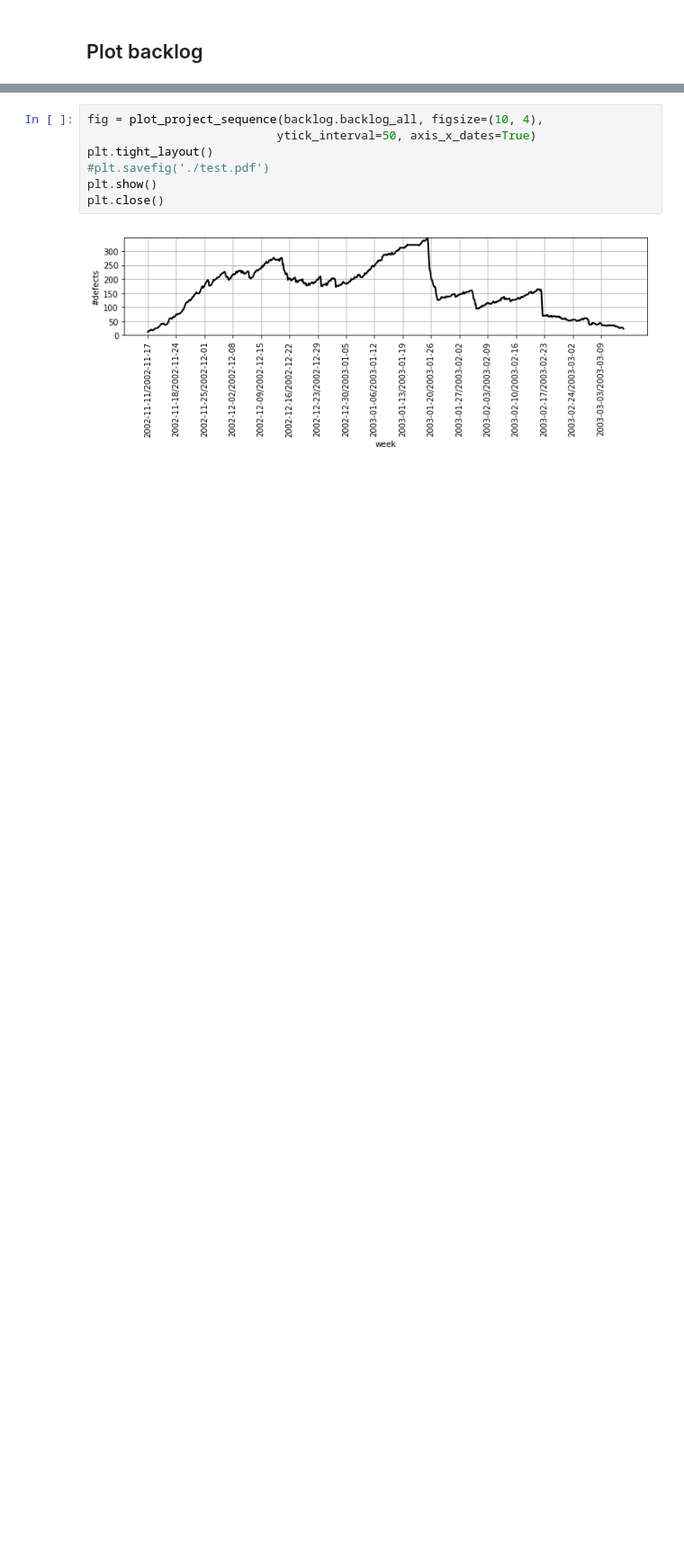
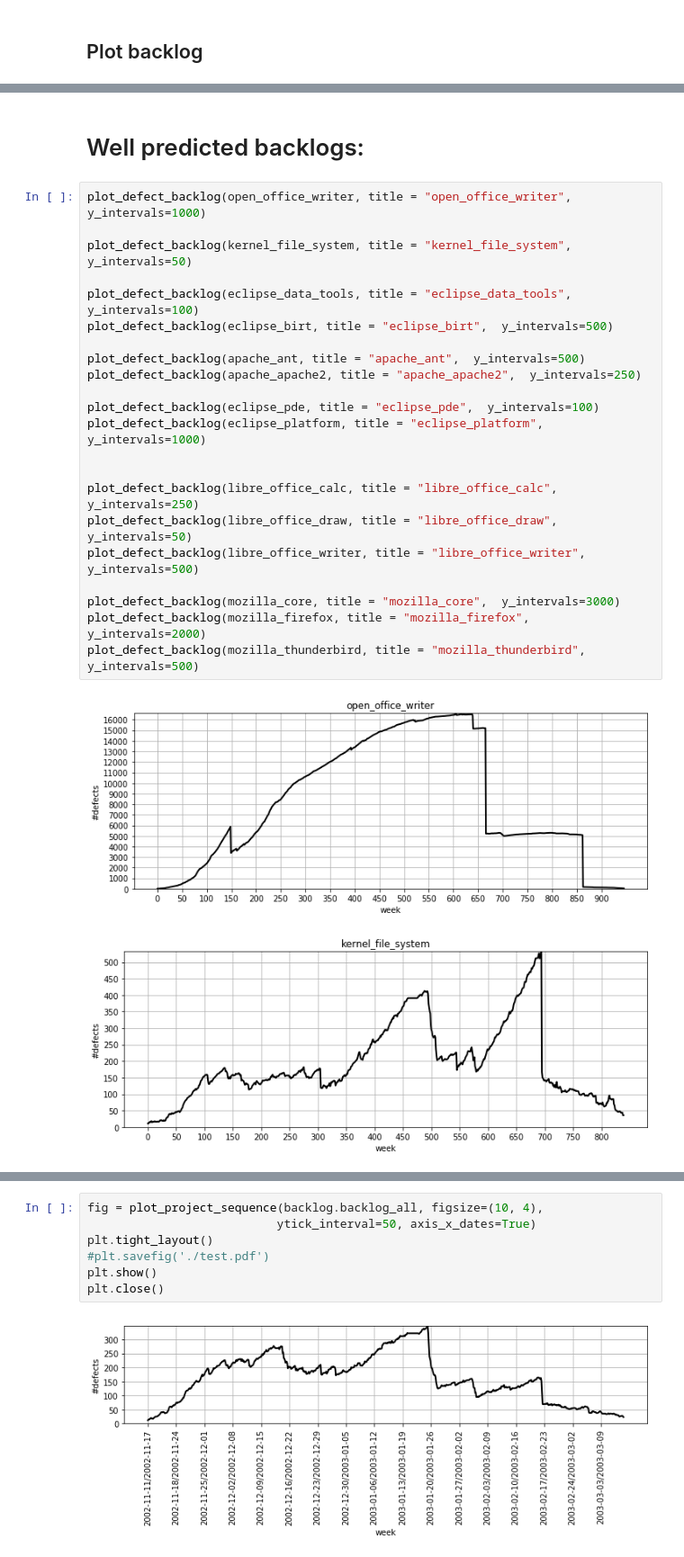
Before and after one commit to paulinaaniola/DefectBacklogPrediction, a Jupyter notebook: Plot defect backlogs.ipynb, the cells around one changed output, grey strips where cells are left out. Shown at 90% size. Drawn from its saved outputs; the diff is of its cells as text; blank space fills up the shorter version.

```diff
--- a/Plot defect backlogs.ipynb
+++ b/Plot defect backlogs.ipynb
@@ -56,0 +145,27 @@ plt.close()
+# %% [markdown]
+# Well predicted backlogs:
+# %%
+plot_defect_backlog(open_office_writer, title = "open_office_writer",  y_intervals=1000)
+
+plot_defect_backlog(kernel_file_system, title = "kernel_file_system",  y_intervals=50)
+
+plot_defect_backlog(eclipse_data_tools, title = "eclipse_data_tools",  y_intervals=100)
+plot_defect_backlog(eclipse_birt, title = "eclipse_birt",  y_intervals=500)
+
+plot_defect_backlog(apache_ant, title = "apache_ant",  y_intervals=500)
+plot_defect_backlog(apache_apache2, title = "apache_apache2",  y_intervals=250)
+
+plot_defect_backlog(eclipse_pde, title = "eclipse_pde",  y_intervals=100)
+plot_defect_backlog(eclipse_platform, title = "eclipse_platform",  y_intervals=1000)
+
+
+plot_defect_backlog(libre_office_calc, title = "libre_office_calc",  y_intervals=250)
+plot_defect_backlog(libre_office_draw, title = "libre_office_draw",  y_intervals=50)
+plot_defect_backlog(libre_office_writer, title = "libre_office_writer",  y_intervals=500)
+
+plot_defect_backlog(mozilla_core, title = "mozilla_core",  y_intervals=3000)
+plot_defect_backlog(mozilla_firefox, title = "mozilla_firefox",  y_intervals=2000)
+plot_defect_backlog(mozilla_thunderbird, title = "mozilla_thunderbird",  y_intervals=500)
+# %% [output]
+[figure, added]
+[figure, added]
```
Also changed, not shown: parts of 10 cells of this notebook, 23 other files.
